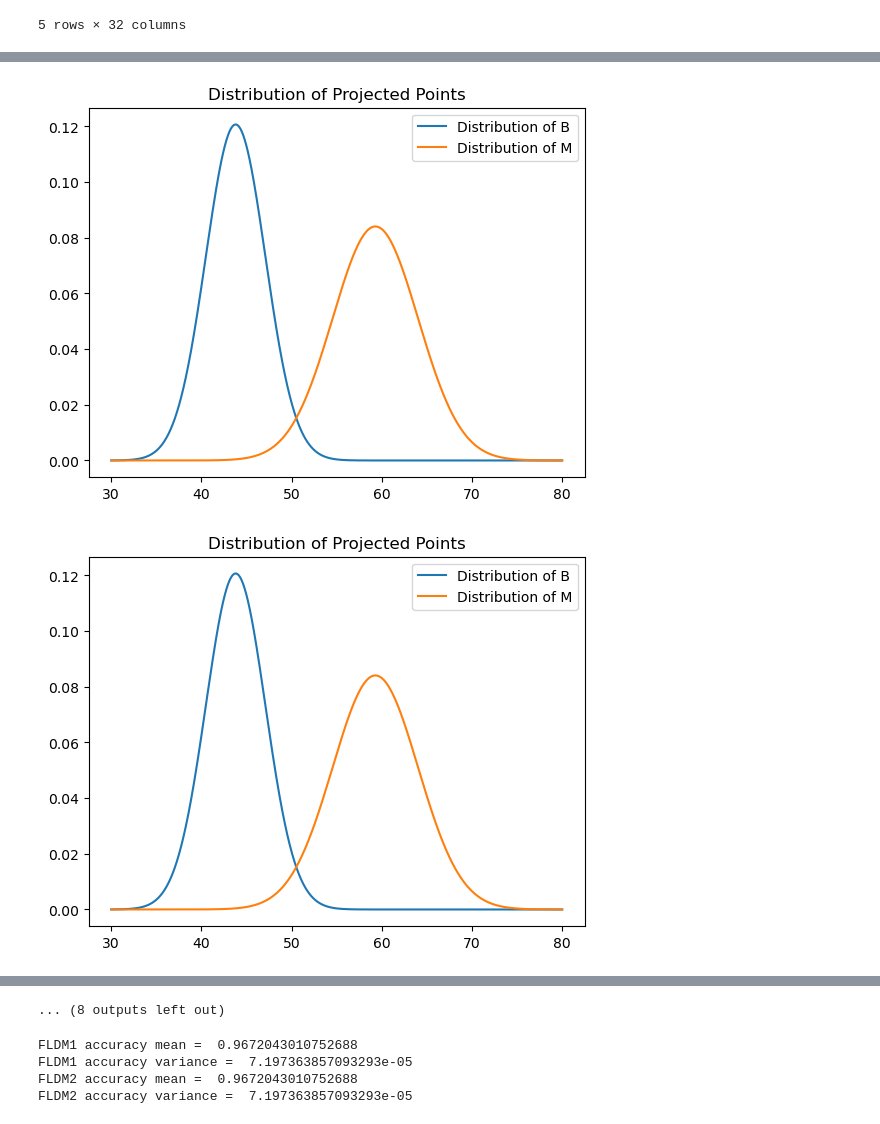
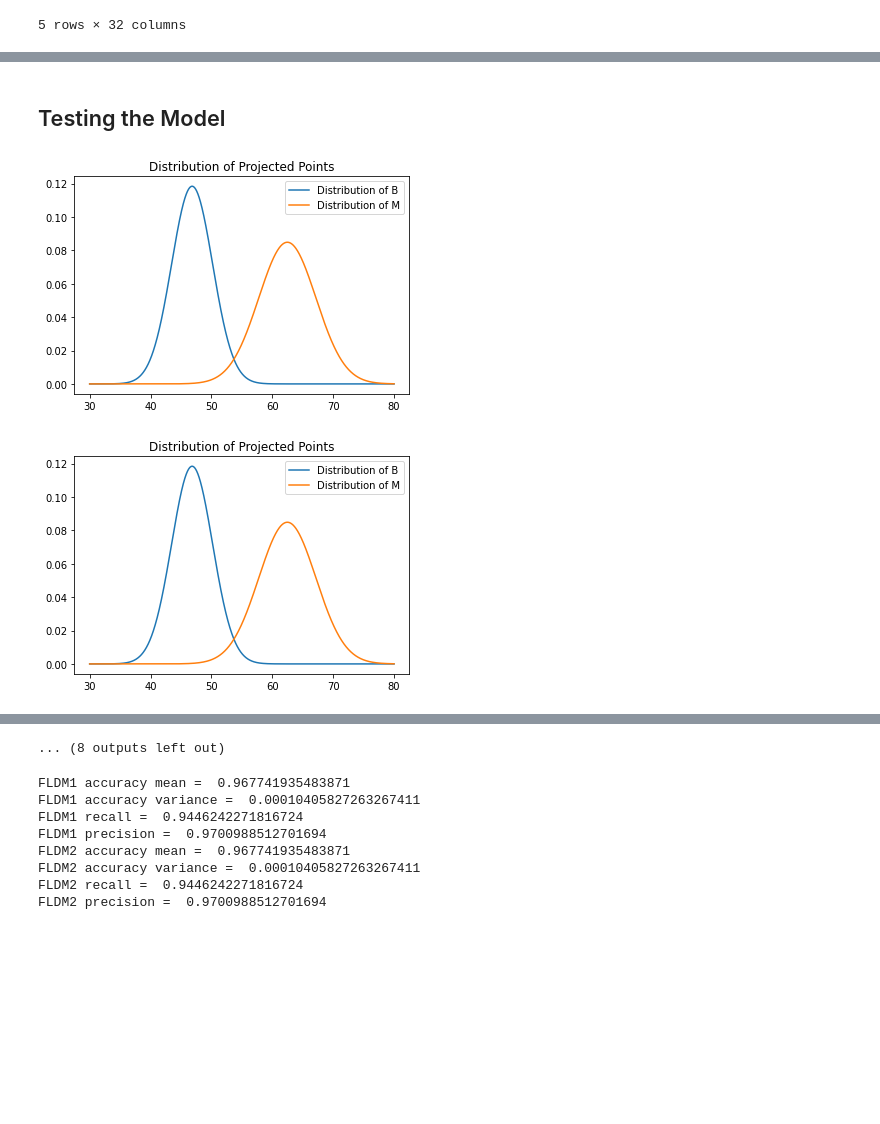
Before and after one commit to shantamsrivastava/Tumor-Classification-A1, a Jupyter notebook: Fischer.ipynb, the cells around one changed output, grey strips where cells are left out. Saved outputs shown, nothing was run; the diff lists cells and outputs as text; code cells hidden in the pictures; blank space fills up the shorter version.

```diff
--- a/Fischer.ipynb
+++ b/Fischer.ipynb
@@ -80,12 +84,17 @@ def dec_boundary(bproj,mproj):
             break
 
     return x[boundary]
+# %% [markdown]
+## Testing the Model
 # %%
 def fischer_test(test,omega,bound):
     teclass = test['diagnosis'].tolist()
     test = test.drop(columns = ['id', 'diagnosis'])
     proj = []
-
+    true_b = 0
+    true_m = 0
+    false_b = 0
+    false_m = 0
     for i in range(len(teclass)):
         sum = 0
         for j in range(len(omega)):
@@ -106,31 +115,54 @@ def fischer_test(test,omega,bound):
         if (prediction[i] == teclass[i]):
             correct = correct + 1
 
+    for i in range(len(prediction)):
+        if(prediction[i] == 'M' and prediction[i] == teclass[i]):
+            true_m = true_m + 1
+
+        elif(prediction[i] == 'M' and prediction[i] != teclass[i]):
+            false_m = false_m + 1
+
+        elif(prediction[i] == 'B' and prediction[i] == teclass[i]):
+            true_b = true_b + 1
+
+        elif(prediction[i] == 'B' and prediction[i] != teclass[i]):
+            false_b = false_b + 1
+
+    precision = true_m / (true_m + false_m)
+    recall = true_m / (true_m + false_b)
     accuracy  = correct/len(prediction)
 
-    return accuracy
+    return accuracy,recall,precision
 # %%
 accuracy1 = []
 accuracy2 = []
+recall1 = []
+recall2 = []
+precision1 = []
+precision2 = []
 for i in range(10):
     initial_data = Data.data_fix(df)
     d1 = Data.dshuffle(initial_data)
     train1, test1 = Data.split(d1)
     c = Data.fshuffle(train1)
     train2 = copy.deepcopy(train1[c])
     test2 = copy.deepcopy(test1[c])
 
     omega1 = fischer_train(train1)
     bproj1, mproj1 = train_proj(omega1,train1)
     bound1 = dec_boundary(bproj1,mproj1)
-    acc1 = fischer_test(test1,omega1,bound1)
+    acc1, r1, p1 = fischer_test(test1,omega1,bound1)
     accuracy1.append(acc1)
+    recall1.append(r1)
+    precision1.append(p1)
 
     omega2 = fischer_train(train2)
     bproj2, mproj2 = train_proj(omega2,train2)
     bound2 = dec_boundary(bproj2,mproj2)
-    acc2 = fischer_test(test2,omega2,bound2)
+    acc2, r2, p2 = fischer_test(test2,omega2,bound2)
     accuracy2.append(acc2)
+    recall2.append(r2)
+    precision2.append(p2)
 # %% [output]
-[figure, old version]
+[figure, new version]
-[figure, old version]
+[figure, new version]
@@ -148,13 +180,21 @@ for i in range(10):
 # %%
 print("FLDM1 accuracy mean = ", np.mean(accuracy1))
 print("FLDM1 accuracy variance = ", np.var(accuracy1))
+print("FLDM1 recall = ", np.mean(recall1))
+print("FLDM1 precision = ", np.mean(precision1))
 print("FLDM2 accuracy mean = ", np.mean(accuracy2))
 print("FLDM2 accuracy variance = ", np.var(accuracy2))
+print("FLDM2 recall = ", np.mean(recall2))
+print("FLDM2 precision = ", np.mean(precision2))
 # %% [output]
-FLDM1 accuracy mean =  0.9672043010752688
-FLDM1 accuracy variance =  7.197363857093293e-05
-FLDM2 accuracy mean =  0.9672043010752688
-FLDM2 accuracy variance =  7.197363857093293e-05
+FLDM1 accuracy mean =  0.967741935483871
+FLDM1 accuracy variance =  0.00010405827263267411
+FLDM1 recall =  0.9446242271816724
+FLDM1 precision =  0.9700988512701694
+FLDM2 accuracy mean =  0.967741935483871
+FLDM2 accuracy variance =  0.00010405827263267411
+FLDM2 recall =  0.9446242271816724
+FLDM2 precision =  0.9700988512701694
 # %%
 accuracy1 = pd.DataFrame(accuracy1, columns=["Accuracy of FLDM1"])
 accuracy1.index += 1
```
Also changed, not shown: parts of 9 cells of this notebook, 39 other files.
